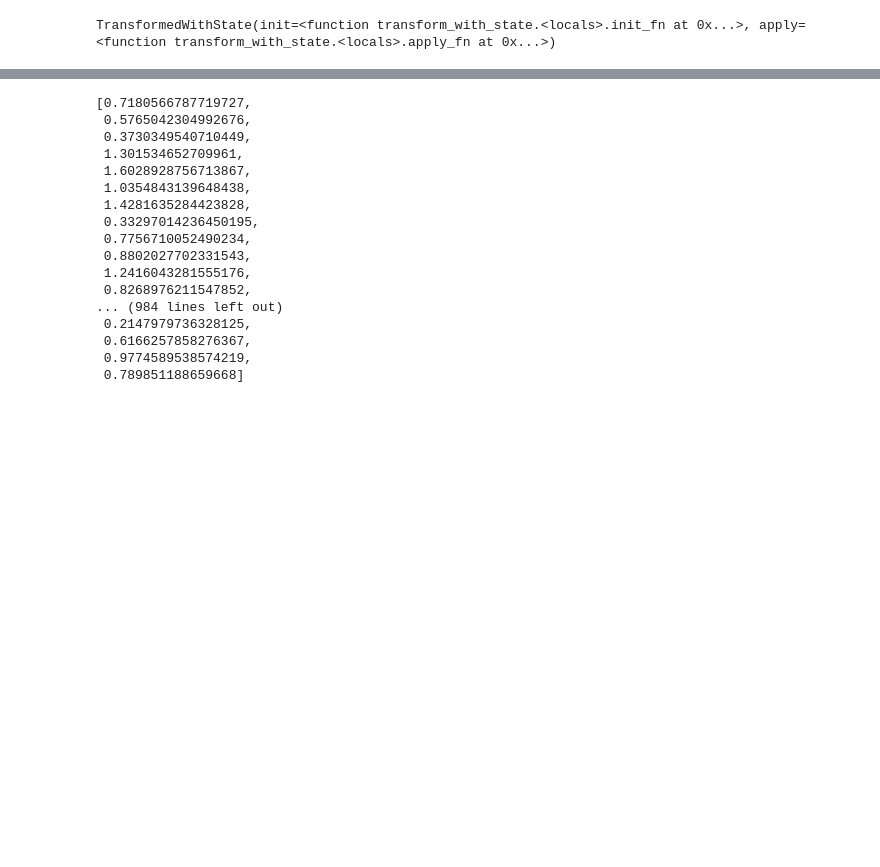
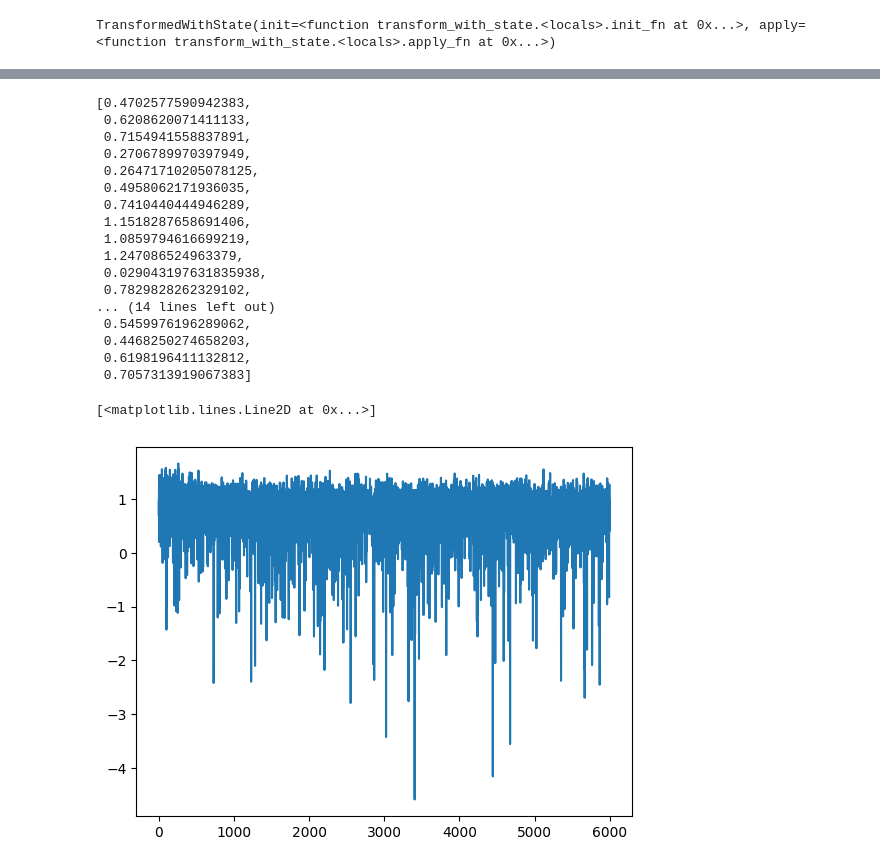
Before and after one commit to franciscovargas/denoising_diffusion_samplers, a Jupyter notebook: notebooks/controlled_ais.ipynb, the cells around one changed output, grey strips where cells are left out. Drawn from its saved outputs; the diff is of its cells as text; code cells hidden in the pictures; blank space fills up the shorter version.

```diff
--- a/notebooks/controlled_ais.ipynb
+++ b/notebooks/controlled_ais.ipynb
@@ -587,20 +587,25 @@ DeviceArray(0.66988075, dtype=float32)
 # %%
-results_dict["is"]
+results_dict["is_eval"]
 # %% [output]
-[0.7180566787719727,
- 0.5765042304992676,
- 0.3730349540710449,
- 1.301534652709961,
- 1.6028928756713867,
- 1.0354843139648438,
- 1.4281635284423828,
- 0.33297014236450195,
- 0.7756710052490234,
- 0.8802027702331543,
- 1.2416043281555176,
- 0.8268976211547852,
-... (984 lines left out)
- 0.2147979736328125,
- 0.6166257858276367,
- 0.9774589538574219,
- 0.789851188659668]
+[0.4702577590942383,
+ 0.6208620071411133,
+ 0.7154941558837891,
+ 0.2706789970397949,
+ 0.26471710205078125,
+ 0.4958062171936035,
+ 0.7410440444946289,
+ 1.1518287658691406,
+ 1.0859794616699219,
+ 1.247086524963379,
+ 0.029043197631835938,
+ 0.7829828262329102,
+... (14 lines left out)
+ 0.5459976196289062,
+ 0.4468250274658203,
+ 0.6198196411132812,
+ 0.7057313919067383]
+# %%
+plt.plot(results_dict["is"])
+# %% [output]
+[<matplotlib.lines.Line2D at 0x...>]
+[figure, added]
```
Also changed, not shown: parts of 8 cells of this notebook.
